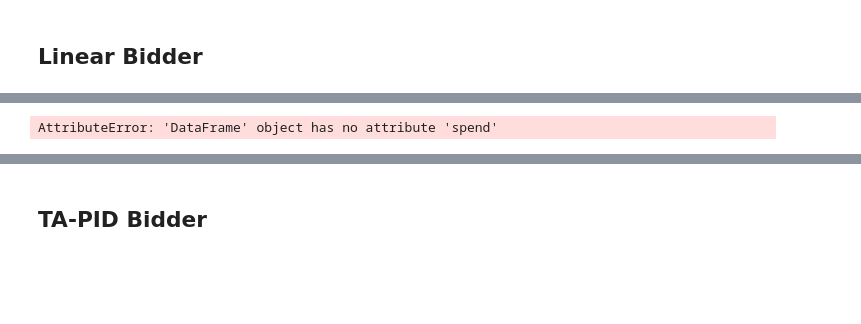
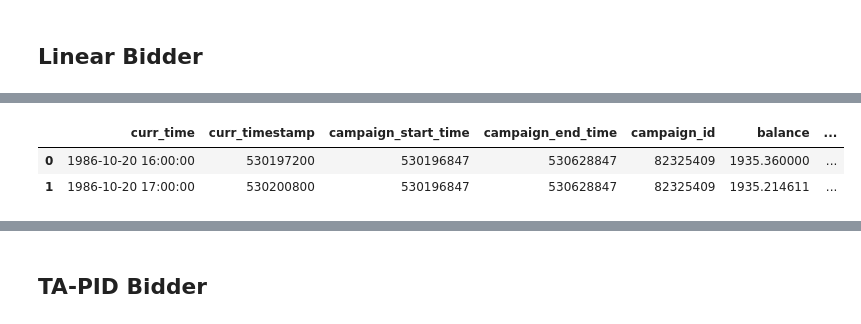
Before and after one commit to katyanaveka/BAT, a Jupyter notebook: example_notebooks/baseline_bidders.ipynb, the cells around one changed output, grey strips where cells are left out. Saved outputs shown, nothing was run; the diff lists cells and outputs as text; code cells hidden in the pictures; blank space fills up the shorter version.

```diff
--- a/example_notebooks/baseline_bidders.ipynb
+++ b/example_notebooks/baseline_bidders.ipynb
@@ -151,8 +155,10 @@ simulation_history = simulate_campaign(
 )
 # %%
 df = simulation_history.to_data_frame()
-viz_data_slivkins = data_prep_vis(df)
+viz_data_broi = data_prep_vis(df)
 df.head(2)
 # %% [output]
-AttributeError: 'DataFrame' object has no attribute 'spend'
+|  | curr_time | curr_timestamp | campaign_start_time | campaign_end_time | campaign_id | balance | ... |
+| 0 | 1986-10-20 16:00:00 | 530197200 | 530196847 | 530628847 | 82325409 | 1935.360000 | ... |
+| 1 | 1986-10-20 17:00:00 | 530200800 | 530196847 | 530628847 | 82325409 | 1935.214611 | ... |
 # %%
```
Also changed, not shown: parts of 67 cells of this notebook, 4 other files.
